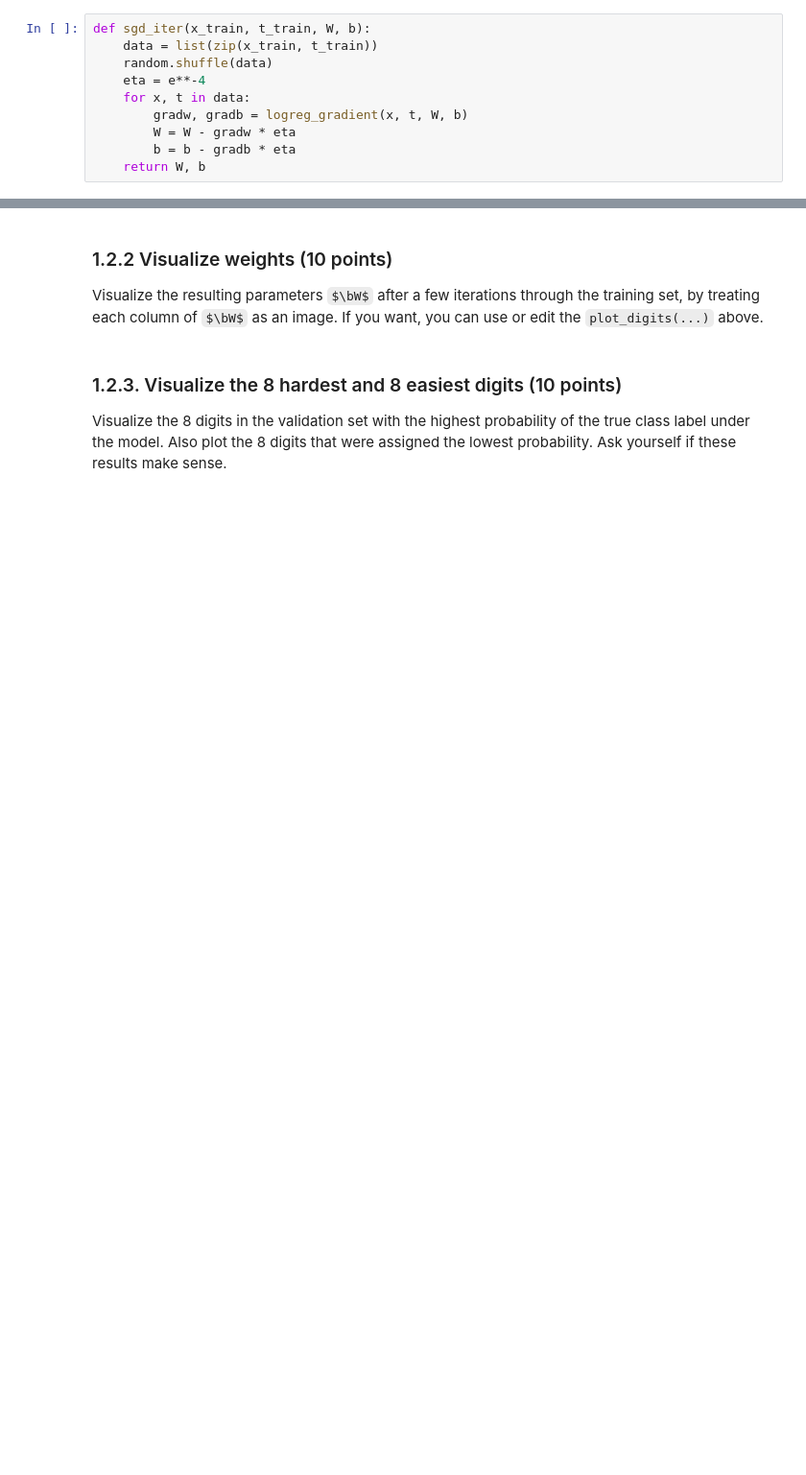
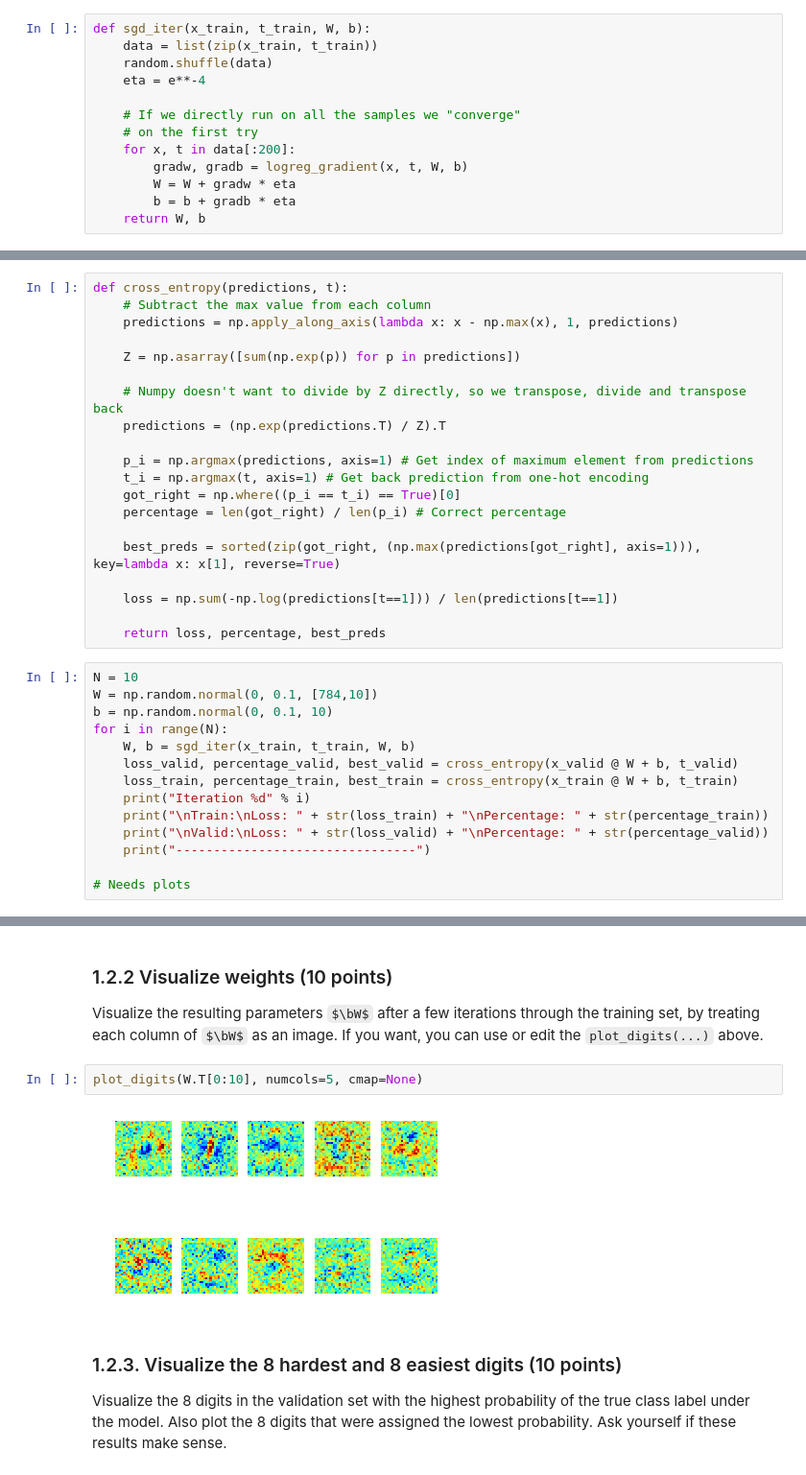
Before and after one commit to bogdanteleaga/ML1, a Jupyter notebook: lab2/lab02_Keijzer_Teleaga.ipynb, the cells around one changed output, grey strips where cells are left out. Shown at 96% size. Drawn from its saved outputs; the diff is of its cells as text; some formulas as TeX source; blank space fills up the shorter version.

```diff
--- a/lab2/lab02_Keijzer_Teleaga.ipynb
+++ b/lab2/lab02_Keijzer_Teleaga.ipynb
@@ -212,10 +209,13 @@ def sgd_iter(x_train, t_train, W, b):
     data = list(zip(x_train, t_train))
     random.shuffle(data)
     eta = e**-4
-    for x, t in data:
+
+    # If we directly run on all the samples we "converge"
+    # on the first try
+    for x, t in data[:200]:
         gradw, gradb = logreg_gradient(x, t, W, b)
-        W = W - gradw * eta
-        b = b - gradb * eta
+        W = W + gradw * eta
+        b = b + gradb * eta
     return W, b
 # %% [markdown]
 ## 1.2. Train
@@ -229,0 +225,34 @@ NameError: name 'plot_digits' is not defined
+# %%
+def cross_entropy(predictions, t):
+    # Subtract the max value from each column
+    predictions = np.apply_along_axis(lambda x: x - np.max(x), 1, predictions)
+
+    Z = np.asarray([sum(np.exp(p)) for p in predictions])
+
+    # Numpy doesn't want to divide by Z directly, so we transpose, divide and transpose back
+    predictions = (np.exp(predictions.T) / Z).T
+
+    p_i = np.argmax(predictions, axis=1) # Get index of maximum element from predictions
+    t_i = np.argmax(t, axis=1) # Get back prediction from one-hot encoding
+    got_right = np.where((p_i == t_i) == True)[0]
+    percentage = len(got_right) / len(p_i) # Correct percentage
+
+    best_preds = sorted(zip(got_right, (np.max(predictions[got_right], axis=1))), key=lambda x: x[1], reverse=True)
+
+    loss = np.sum(-np.log(predictions[t==1])) / len(predictions[t==1])
+
+    return loss, percentage, best_preds
+# %%
+N = 10
+W = np.random.normal(0, 0.1, [784,10])
+b = np.random.normal(0, 0.1, 10)
+for i in range(N):
+    W, b = sgd_iter(x_train, t_train, W, b)
+    loss_valid, percentage_valid, best_valid = cross_entropy(x_valid @ W + b, t_valid)
+    loss_train, percentage_train, best_train = cross_entropy(x_train @ W + b, t_train)
+    print("Iteration %d" % i)
+    print("\nTrain:\nLoss: " + str(loss_train) + "\nPercentage: " + str(percentage_train))
+    print("\nValid:\nLoss: " + str(loss_valid) + "\nPercentage: " + str(percentage_valid))
+    print("--------------------------------")
+
+# Needs plots
@@ -230,6 +277,10 @@ NameError: name 'plot_digits' is not defined
 # %% [markdown]
 ### 1.2.2 Visualize weights (10 points)
 Visualize the resulting parameters $\bW$ after a few iterations through the training set, by treating each column of $\bW$ as an image. If you want, you can use or edit the `plot_digits(...)` above.
+# %%
+plot_digits(W.T[0:10], numcols=5, cmap=None)
+# %% [output]
+[figure, added]
 # %% [markdown]
 ### 1.2.3. Visualize the 8 hardest and 8 easiest digits (10 points)
 Visualize the 8 digits in the validation set with the highest probability of the true class label under the model.
```
Also changed, not shown: parts of 13 cells of this notebook.
